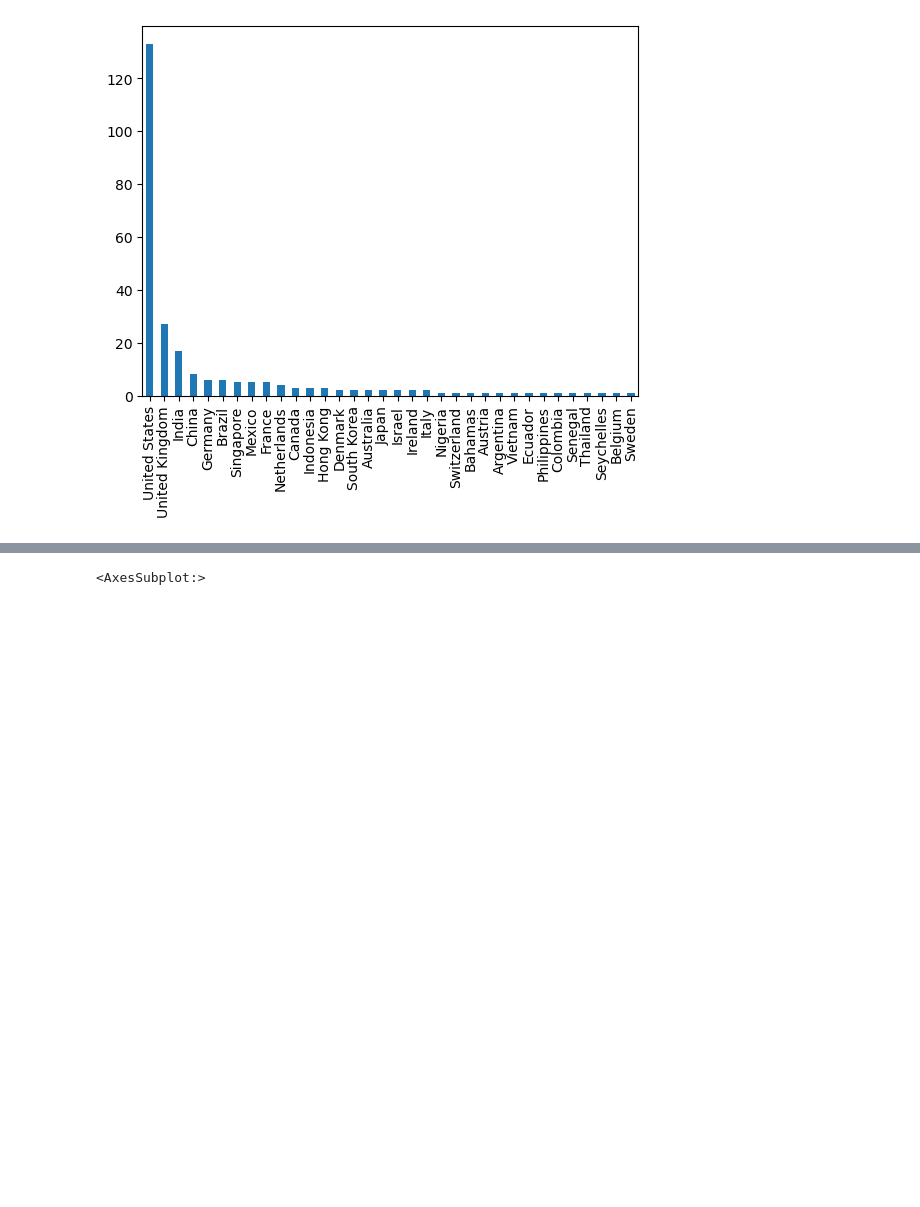
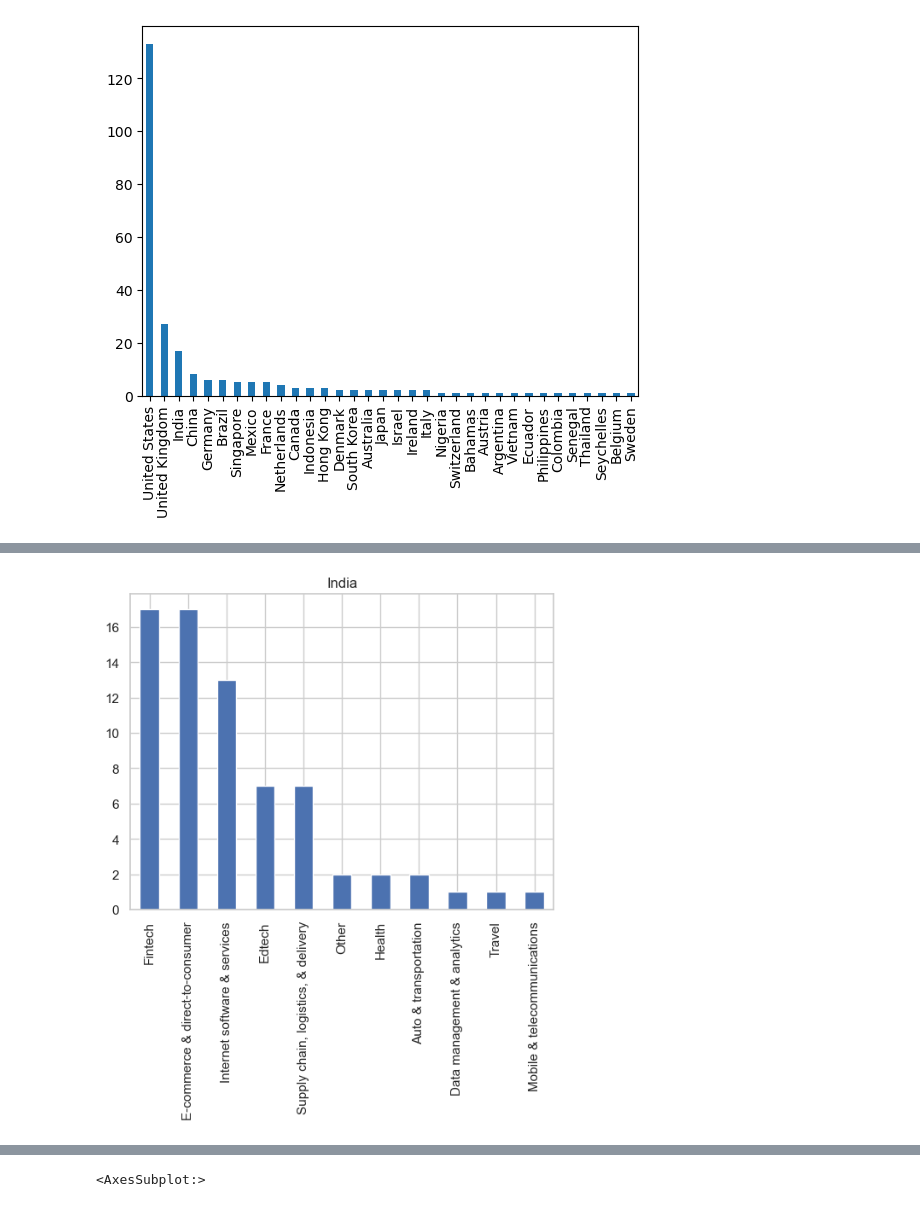
Before and after one commit to amalsalilan/Unicorn-Insights-A-Comprehensive-Data-Analysis-of-Unicorn-Companie, a Jupyter notebook: Notebook.ipynb, the cells around one changed output, grey strips where cells are left out. Drawn from its saved outputs; the diff is of its cells as text; code cells hidden in the pictures; blank space fills up the shorter version.

```diff
--- a/Notebook.ipynb
+++ b/Notebook.ipynb
@@ -69,0 +81,4 @@ fintech_df['Country'].value_counts().plot(kind='bar')
+# %%
+industrys_and_country('India')
+# %% [output]
+[figure, added]
```
Also changed, not shown: parts of 12 cells of this notebook.
